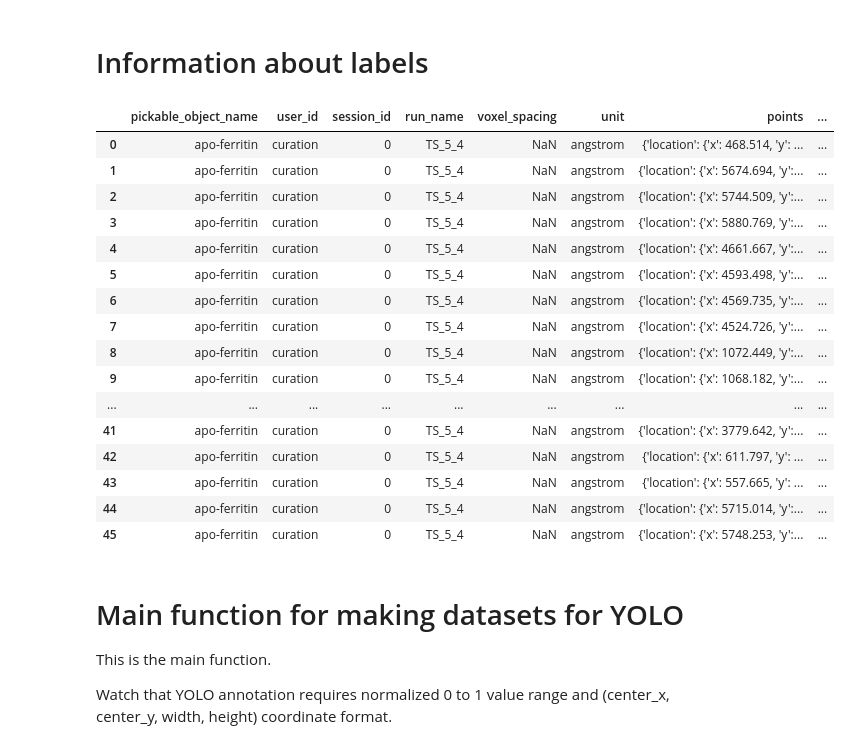
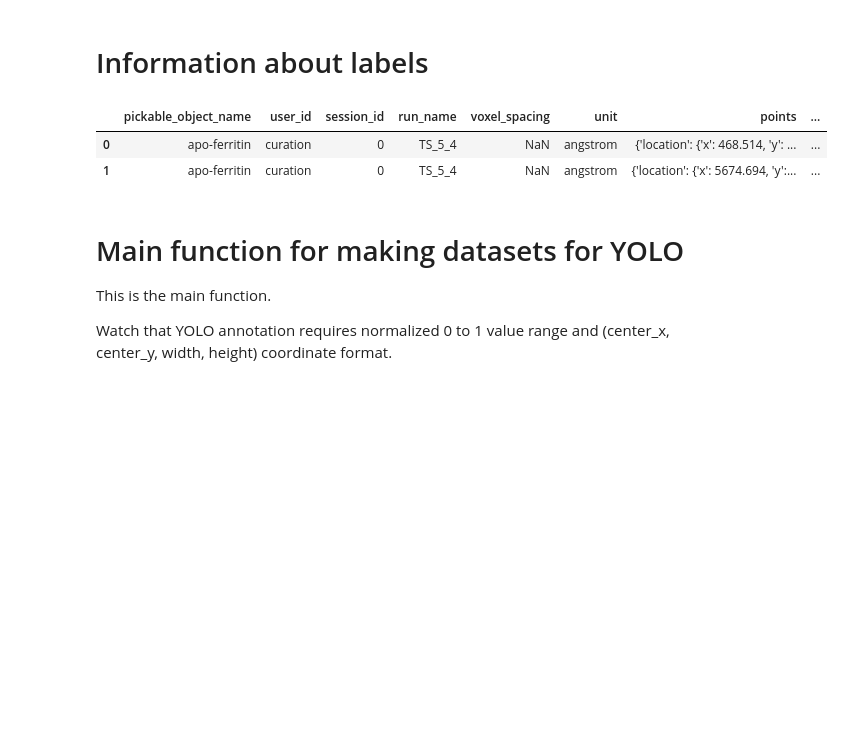
Before and after one commit to tak34/CZII, a Jupyter notebook: notebooks/yolo11/czii-making-datasets-for-yolo (1).ipynb, the cells around one changed output. Cells and saved outputs as stored; diff of their text form; code cells hidden in the pictures; blank space fills up the shorter version.

```diff
--- a/notebooks/yolo11/czii-making-datasets-for-yolo (1).ipynb
+++ b/notebooks/yolo11/czii-making-datasets-for-yolo (1).ipynb
@@ -75,27 +80,13 @@ particle_names = ['apo-ferritin', 'beta-amylase', 'beta-galactosidase', 'ribosom
 # %%
 json_each_paticle = f"../../raw/train/overlay/ExperimentRuns/TS_5_4/Picks/apo-ferritin.json"
 df = pd.read_json(json_each_paticle)
 for axis in "x", "y", "z":
     df[axis] = df.points.apply(lambda x: x["location"][axis])
-df
+df.head(2)
 # %% [output]
 |  | pickable_object_name | user_id | session_id | run_name | voxel_spacing | unit | points | ... |
 | 0 | apo-ferritin | curation | 0 | TS_5_4 | NaN | angstrom | {'location': {'x': 468.514, 'y': ... | ... |
 | 1 | apo-ferritin | curation | 0 | TS_5_4 | NaN | angstrom | {'location': {'x': 5674.694, 'y':... | ... |
-| 2 | apo-ferritin | curation | 0 | TS_5_4 | NaN | angstrom | {'location': {'x': 5744.509, 'y':... | ... |
-| 3 | apo-ferritin | curation | 0 | TS_5_4 | NaN | angstrom | {'location': {'x': 5880.769, 'y':... | ... |
-| 4 | apo-ferritin | curation | 0 | TS_5_4 | NaN | angstrom | {'location': {'x': 4661.667, 'y':... | ... |
-| 5 | apo-ferritin | curation | 0 | TS_5_4 | NaN | angstrom | {'location': {'x': 4593.498, 'y':... | ... |
-| 6 | apo-ferritin | curation | 0 | TS_5_4 | NaN | angstrom | {'location': {'x': 4569.735, 'y':... | ... |
-| 7 | apo-ferritin | curation | 0 | TS_5_4 | NaN | angstrom | {'location': {'x': 4524.726, 'y':... | ... |
-| 8 | apo-ferritin | curation | 0 | TS_5_4 | NaN | angstrom | {'location': {'x': 1072.449, 'y':... | ... |
-| 9 | apo-ferritin | curation | 0 | TS_5_4 | NaN | angstrom | {'location': {'x': 1068.182, 'y':... | ... |
-| ... | ... | ... | ... | ... | ... | ... | ... | ... |
-| 41 | apo-ferritin | curation | 0 | TS_5_4 | NaN | angstrom | {'location': {'x': 3779.642, 'y':... | ... |
-| 42 | apo-ferritin | curation | 0 | TS_5_4 | NaN | angstrom | {'location': {'x': 611.797, 'y': ... | ... |
-| 43 | apo-ferritin | curation | 0 | TS_5_4 | NaN | angstrom | {'location': {'x': 557.665, 'y': ... | ... |
-| 44 | apo-ferritin | curation | 0 | TS_5_4 | NaN | angstrom | {'location': {'x': 5715.014, 'y':... | ... |
-| 45 | apo-ferritin | curation | 0 | TS_5_4 | NaN | angstrom | {'location': {'x': 5748.253, 'y':... | ... |
 # %% [markdown]
 # Main function for making datasets for YOLO
 This is the main function.
```
Also changed, not shown: parts of 10 cells of this notebook, 32 other files.
